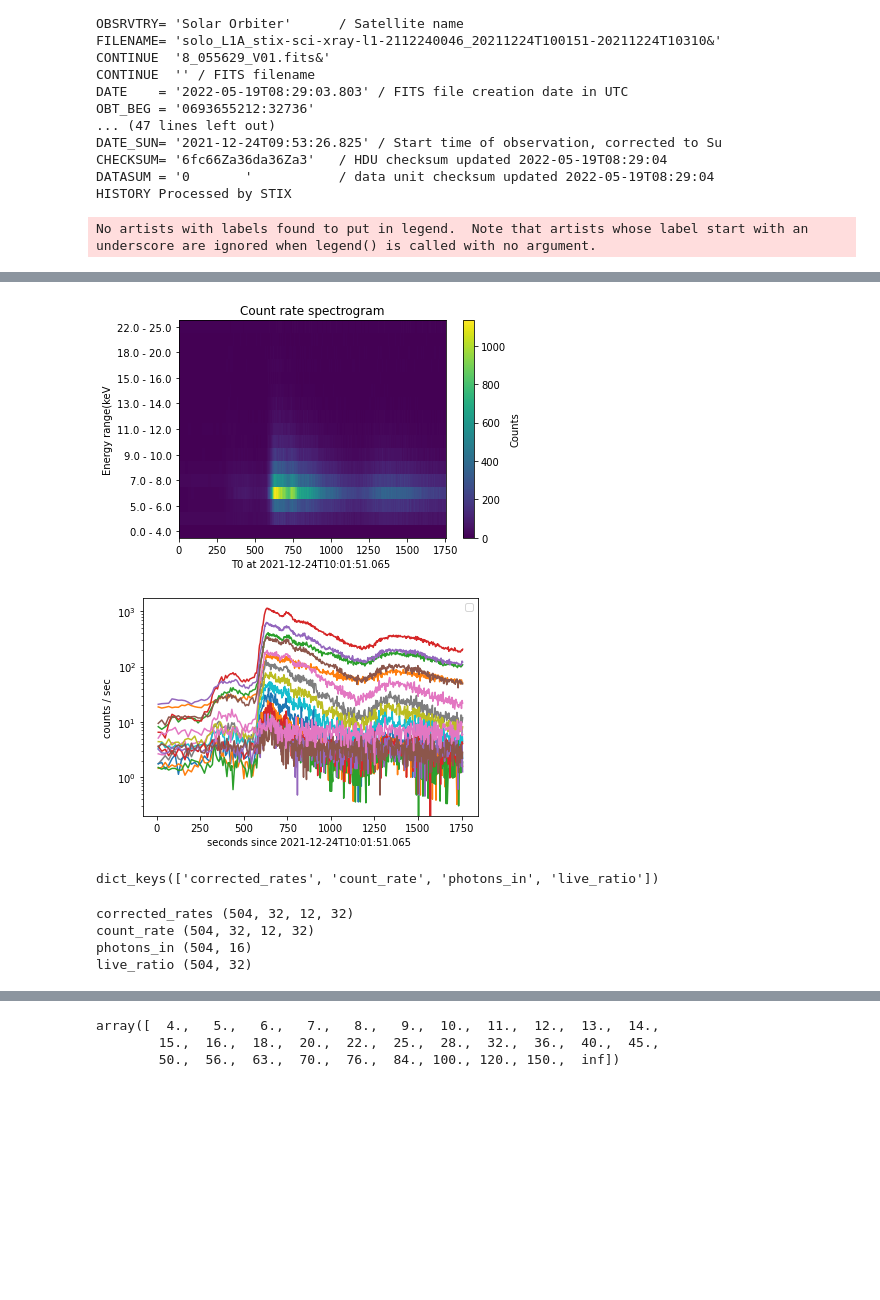
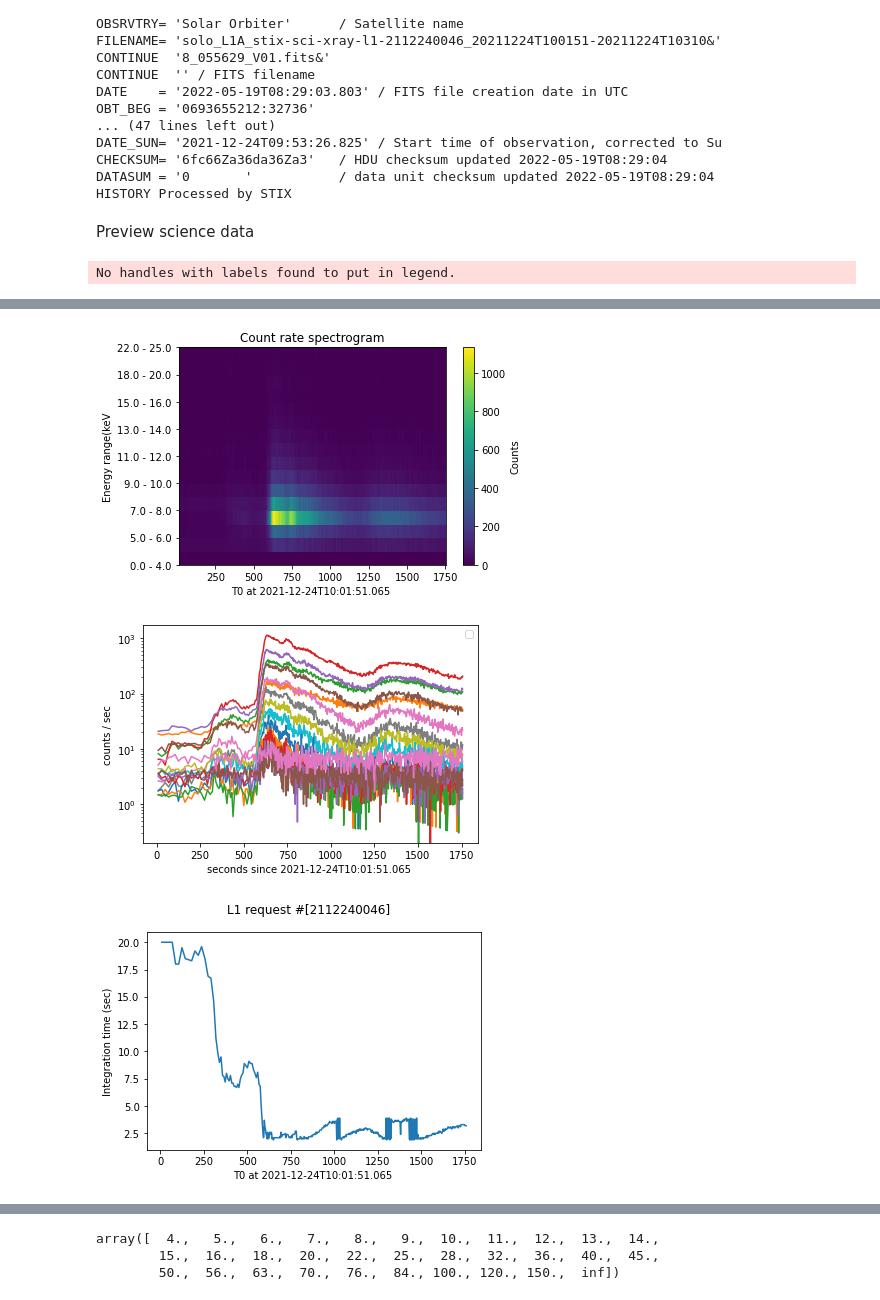
Before and after one commit to i4Ds/stixdcpy, a Jupyter notebook: examples/tutorial.ipynb, the cells around one changed output, grey strips where cells are left out. Drawn from its saved outputs; the diff is of its cells as text; code cells hidden in the pictures; blank space fills up the shorter version.

```diff
--- a/examples/tutorial.ipynb
+++ b/examples/tutorial.ipynb
@@ -247,5 +346,2 @@ pprint(flare_aux)
 # %%
-
-sci_data=ScienceL1.from_sdc(request_id=2112240046)
-#Bulk science data request ids (also called unique ids) can be found on the science data web page https://datacenter.stix.i4ds.net/view/list/bsd
-#sci_data is a data object
+l1_obj=ScienceL1.from_sdc(request_id=2112240046)
@@ -279,10 +385,9 @@ DATE_SUN= '2021-12-24T09:53:26.825' / Start time of observation, corrected to Su
 CHECKSUM= '6fc66Za36da36Za3'   / HDU checksum updated 2022-05-19T08:29:04
 DATASUM = '0       '           / data unit checksum updated 2022-05-19T08:29:04
 HISTORY Processed by STIX
+# %% [markdown]
+Preview science data
 # %%
-sci_data.peek('spg,lc')
-#preview science data quicklook
-#time shift corrected automatically
-#data have been preprocessed
+l1_obj.peek('spg,lc, spec,tbin, qllc')
 # %% [output]
-No artists with labels found to put in legend.  Note that artists whose label start with an underscore are ignored when legend() is called with no argument.
+No handles with labels found to put in legend.
@@ -293,18 +398,3 @@ No artists with labels found to put in legend.  Note that artists whose label st
-[figure, old version]
+[figure, new version]
 [figure]
+[figure, added]
-# %%
-#Dead time correction
-
-corrected_data=sci_data.correct_dead_time()
-# %% [output]
-dict_keys(['corrected_rates', 'count_rate', 'photons_in', 'live_ratio'])
-# %%
-#print the shape the results
-corrected_data.keys()
-for key, value in corrected_data.items():
-    print(key, value.shape)
-# %% [output]
-corrected_rates (504, 32, 12, 32)
-count_rate (504, 32, 12, 32)
-photons_in (504, 16)
-live_ratio (504, 32)
```
Also changed, not shown: parts of 85 cells of this notebook, 2 other files.
